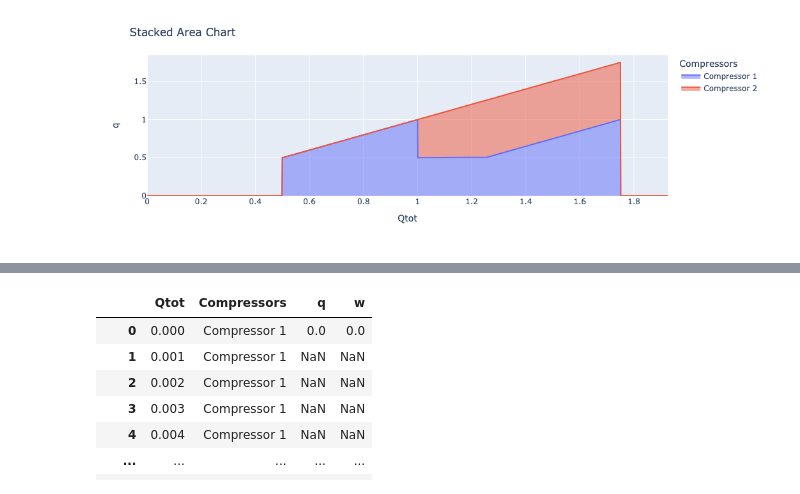
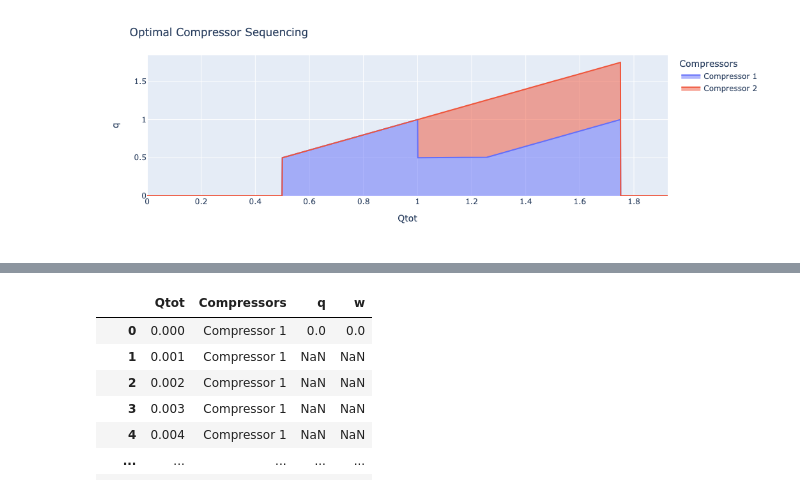
Before and after one commit to danielkwalsh/cosmic, a Jupyter notebook: cosmic-lab.ipynb, the cells around one changed output, grey strips where cells are left out. Saved outputs shown, nothing was run; the diff lists cells and outputs as text; code cells hidden in the pictures.

```diff
--- a/cosmic-lab.ipynb
+++ b/cosmic-lab.ipynb
@@ -28,28 +28,30 @@ for Qtot in np.arange(0,Qmax_plot,0.001):
         df = pd.concat([df, make_row(Qtot, solution)])
 #df.set_index('Qtot')
 # %%
-import plotly.express as px
+import plotly.graph_objs as go
+from plotly.subplots import make_subplots
 import pandas as pd
 
 df_Q = df[['Qtot', *[f'{c}: q' for c in comp_names]]].copy()
 df_Q.rename(columns={f'{c}: q': c for c in comp_names}, inplace=True)
 df_W = df[['Qtot', *[f'{c}: w' for c in comp_names]]].copy()
 df_W.rename(columns={f'{c}: w': c for c in comp_names}, inplace=True)
 
 #dg.rename(columns={'oldName1': 'newName1', 'oldName2': 'newName2'}, inplace=True)
 # Melt the DataFrame to create a long-form dataset
 df_Q_melted = df_Q.melt(id_vars=['Qtot'], var_name='Compressors', value_name='q')
 df_W_melted = df_W.melt(id_vars=['Qtot'], var_name='Compressors', value_name='w')
 df_melted = pd.merge(df_Q_melted, df_W_melted, on=['Qtot', 'Compressors'])
 
 # Create a stacked area chart
+fig = make_subplots(rows=2, cols=1)
 fig = px.area(df_melted, x='Qtot', y='q', color='Compressors', line_group='Compressors', hover_name='Compressors', hover_data={'q': True, 'w': True})
 
 # Customize the chart layout
-fig.update_layout(title='Stacked Area Chart', xaxis_title='Qtot', yaxis_title='q')
+fig.update_layout(title='Optimal Compressor Sequencing', xaxis_title='Qtot', yaxis_title='q')
 
 # Display the chart
 fig.show()
 # %% [output]
-[figure, old version]
+[figure, new version]
 # %%
```
Also changed, not shown: parts of 1 cell of this notebook.
